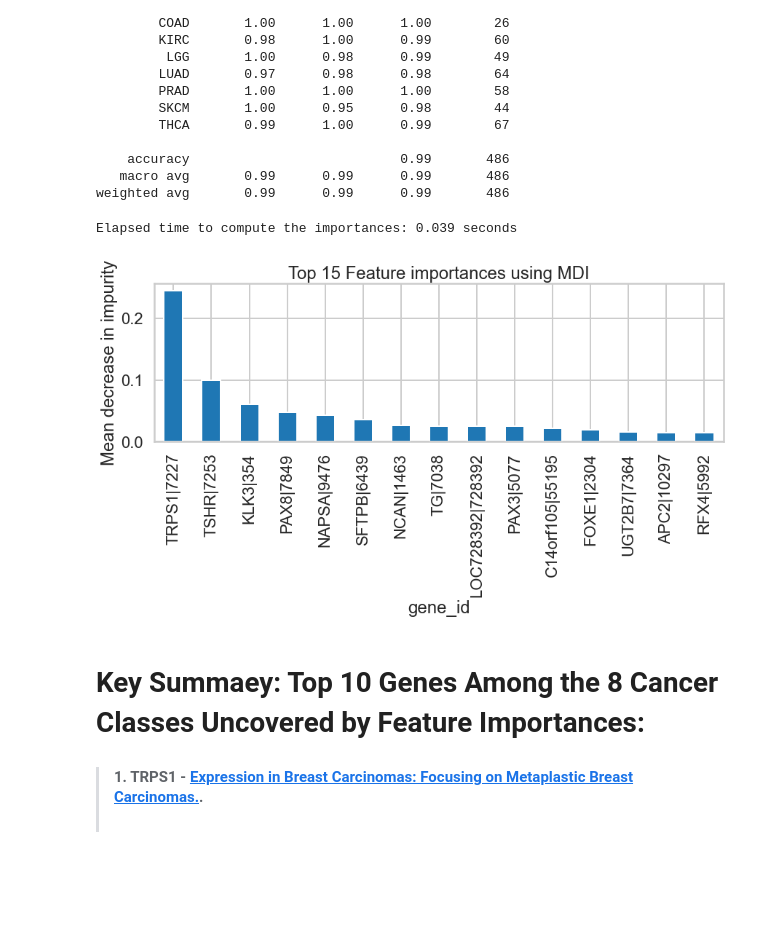
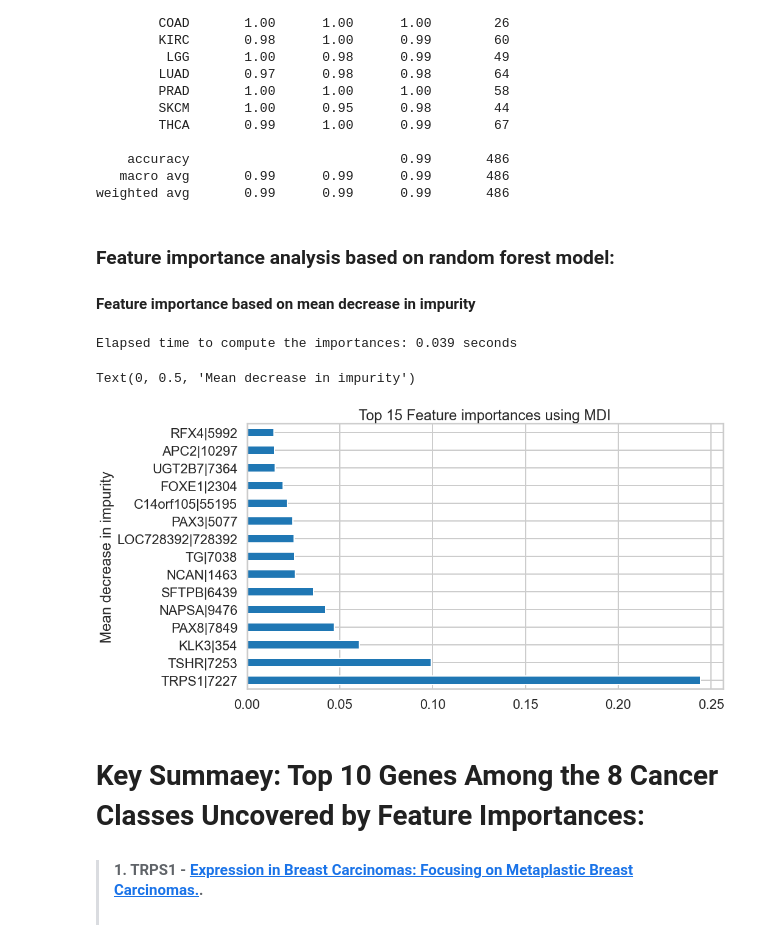
Before and after one commit to ZhanyangZhuSD/UCSD_ML, a Jupyter notebook: GeneExpressionCancerRNA-Seq.ipynb, the cells around one changed output. Cells and saved outputs as stored; diff of their text form; code cells hidden in the pictures; blank space fills up the shorter version.

```diff
--- a/GeneExpressionCancerRNA-Seq.ipynb
+++ b/GeneExpressionCancerRNA-Seq.ipynb
@@ -499,6 +500,9 @@ print(classification_report(y_test, rfm_y_pred))
     accuracy                           0.99       486
    macro avg       0.99      0.99      0.99       486
 weighted avg       0.99      0.99      0.99       486
+# %% [markdown]
+### Feature importance analysis based on random forest model:
+#### Feature importance based on mean decrease in impurity
 # %%
 ## get feature importance:
 ## Feature importance based on mean decrease in impurity
@@ -516,18 +520,19 @@ Elapsed time to compute the importances: 0.039 seconds
 # %%
 # Let’s plot the impurity-based importance:
 ## Feature importance based on mean decrease in impurity
 ## Feature importances are provided by the fitted attribute feature_importances_ and they are computed as the mean and standard deviation of accumulation of the impurity decrease within each tree.
 ## Warning Impurity-based feature importances can be misleading for high cardinality features (many unique values). See Permutation feature importance as an alternative below.
-
+plt.rcParams["figure.figsize"] = (14,8)
 gene_importances = pd.Series(importances, index=unc_mix_small.columns)
 top15 = gene_importances.nlargest(n=15)
 fig, ax = plt.subplots()
-top15.plot.bar( ax=ax)
+top15.plot.barh( ax=ax)
 ax.set_title("Top 15 Feature importances using MDI")
 ax.set_ylabel("Mean decrease in impurity")
-fig.tight_layout()
+# fig.tight_layout()
 # %% [output]
+Text(0, 0.5, 'Mean decrease in impurity')
-[figure, old version]
+[figure, new version]
 # %% [markdown]
 # Key Summaey: Top 10 Genes Among the 8 Cancer Classes Uncovered by Feature Importances:
 >#### 1. TRPS1 - [Expression in Breast Carcinomas: Focusing on Metaplastic Breast Carcinomas.](https://pubmed.ncbi.nlm.nih.gov/35175968/#:~:text=The%20results%20showed%20TRPS1%20was,higher%20than%20GATA3%20(55.2%25)).
```
Also changed, not shown: parts of 12 cells of this notebook.
